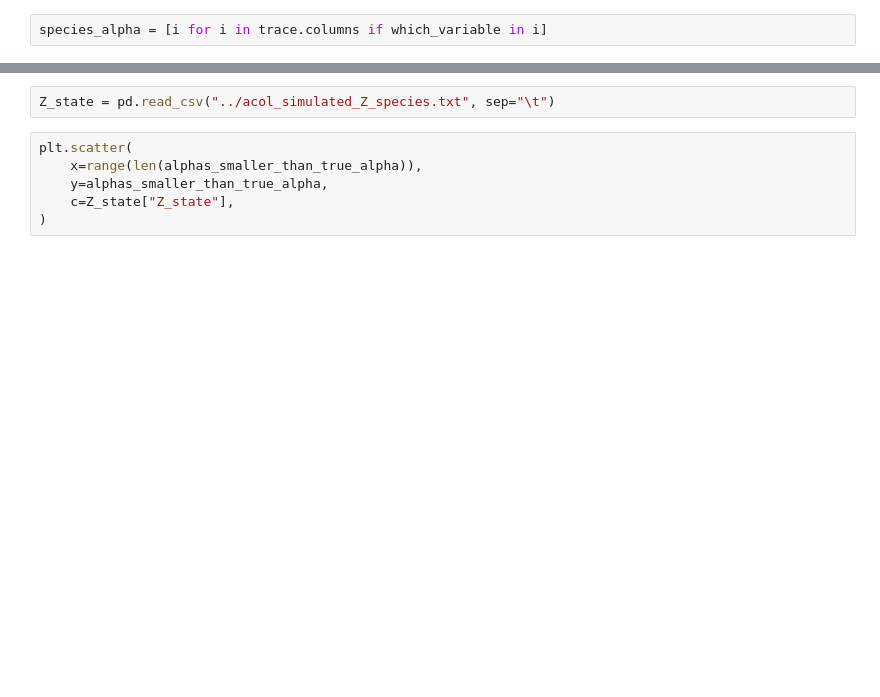
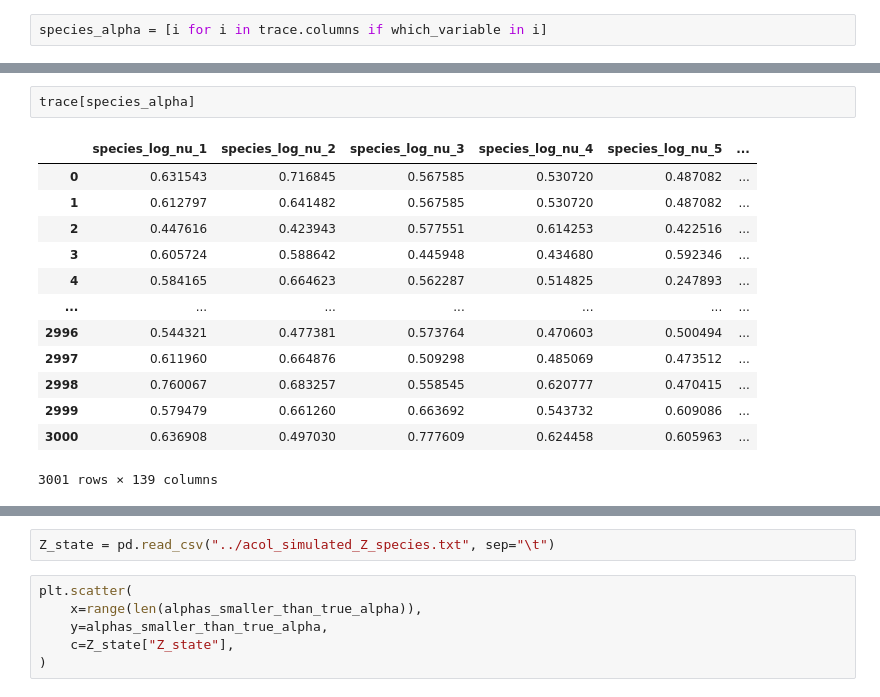
Before and after one commit to anticipated-chemistry-of-life/markov-random-field, a Jupyter notebook: model_validation/single_root/test_out/check_posterior.ipynb, the cells around one changed output, grey strips where cells are left out. Cells and saved outputs as stored; diff of their text form; blank space fills up the shorter version.

```diff
--- a/model_validation/single_root/test_out/check_posterior.ipynb
+++ b/model_validation/single_root/test_out/check_posterior.ipynb
@@ -34,3 +24,19 @@ np.float64(0.5)
+# %%
+trace[species_alpha]
+# %% [output]
+|  | species_log_nu_1 | species_log_nu_2 | species_log_nu_3 | species_log_nu_4 | species_log_nu_5 | ... |
+| 0 | 0.631543 | 0.716845 | 0.567585 | 0.530720 | 0.487082 | ... |
+| 1 | 0.612797 | 0.641482 | 0.567585 | 0.530720 | 0.487082 | ... |
+| 2 | 0.447616 | 0.423943 | 0.577551 | 0.614253 | 0.422516 | ... |
+| 3 | 0.605724 | 0.588642 | 0.445948 | 0.434680 | 0.592346 | ... |
+| 4 | 0.584165 | 0.664623 | 0.562287 | 0.514825 | 0.247893 | ... |
+| ... | ... | ... | ... | ... | ... | ... |
+| 2996 | 0.544321 | 0.477381 | 0.573764 | 0.470603 | 0.500494 | ... |
+| 2997 | 0.611960 | 0.664876 | 0.509298 | 0.485069 | 0.473512 | ... |
+| 2998 | 0.760067 | 0.683257 | 0.558545 | 0.620777 | 0.470415 | ... |
+| 2999 | 0.579479 | 0.661260 | 0.663692 | 0.543732 | 0.609086 | ... |
+| 3000 | 0.636908 | 0.497030 | 0.777609 | 0.624458 | 0.605963 | ... |
+3001 rows × 139 columns
 # %%
 import matplotlib.pyplot as plt
 
```
Also changed, not shown: parts of 6 cells of this notebook, 24 other files.
